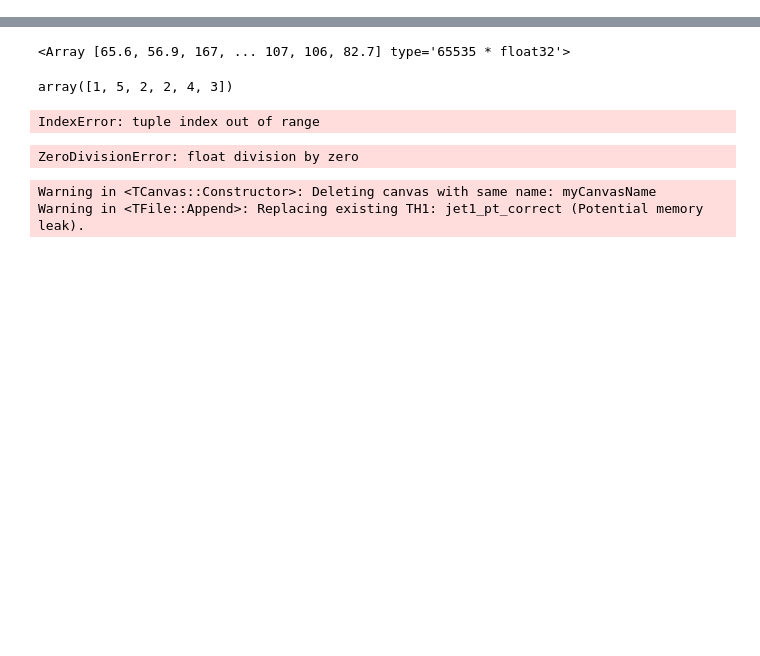
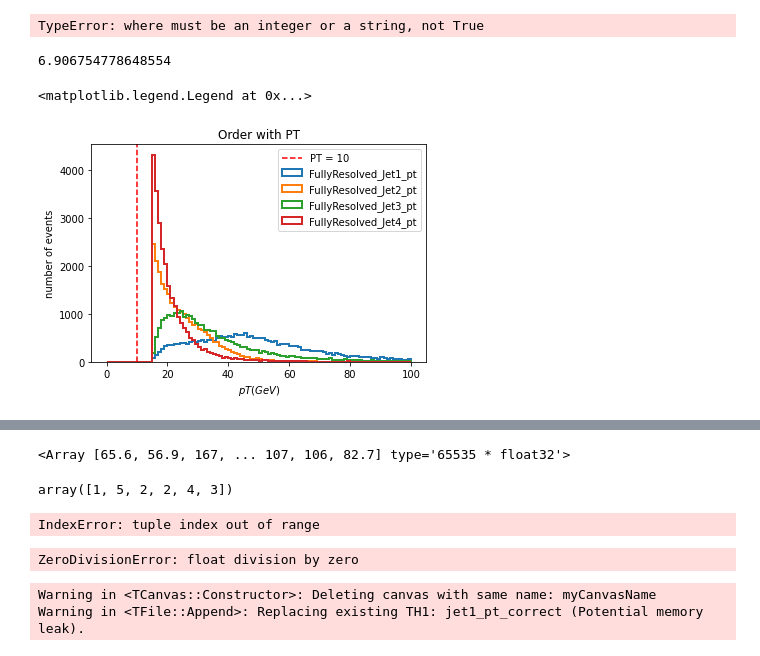
Before and after one commit to ZhenxuanZhang-Jensen/HHRecoNN, a Jupyter notebook: root_file_analysis.ipynb, the cells around one changed output, grey strips where cells are left out. Drawn from its saved outputs; the diff is of its cells as text; code cells hidden in the pictures; blank space fills up the shorter version.

```diff
--- a/root_file_analysis.ipynb
+++ b/root_file_analysis.ipynb
@@ -3,5 +16,39 @@ import uproot
 # %%
 events = uproot.open("combined.root:GluGluToHHTo2G4Q_node_cHHH0_13TeV_HHWWggTag_1")
+events_Re = uproot.open("GluGluToRadionToHHTo2G4Q_M300.root:Events")
+# %%
+events["GEN_Quark_0_pt"!=-99].array()
+# %% [output]
+TypeError: where must be an integer or a string, not True
+# %%
+np.log(999)
+# %% [output]
+6.906754778648554
+# %%
+minx = 0
+maxx =100
+pick_color = list(mcolors.TABLEAU_COLORS)
+a = ["FullyResolved_Jet1_pt","FullyResolved_Jet2_pt","FullyResolved_Jet3_pt","FullyResolved_Jet4_pt"]
+for i in range(0,4):
+    plt.hist(events_Re[a[i]].array(),
+             bins=100,
+                range=(minx,maxx),
+                label=a[i],
+                fill=False,
+                linewidth=2,
+                edgecolor=pick_color[i],
+                histtype='step'
+                )
+# plt.xlabel("mass")
+plt.xlabel(r"$pT(GeV)$")
+plt.ylabel("number of events")
+plt.title("Order with PT")
+plt.axvline(x = 10, color = 'r',label="PT = 10",linestyle ="--")
+plt.legend(loc=1,fontsize=10)
+# plt.legend(fontsize=7,bbox_to_anchor=(1,1))
+# %% [output]
+<matplotlib.legend.Legend at 0x...>
+[figure, added]
 # %%
 events_all = uproot.open("combined.root")
 # %%
```
Also changed, not shown: parts of 8 cells of this notebook, 1 other file.
